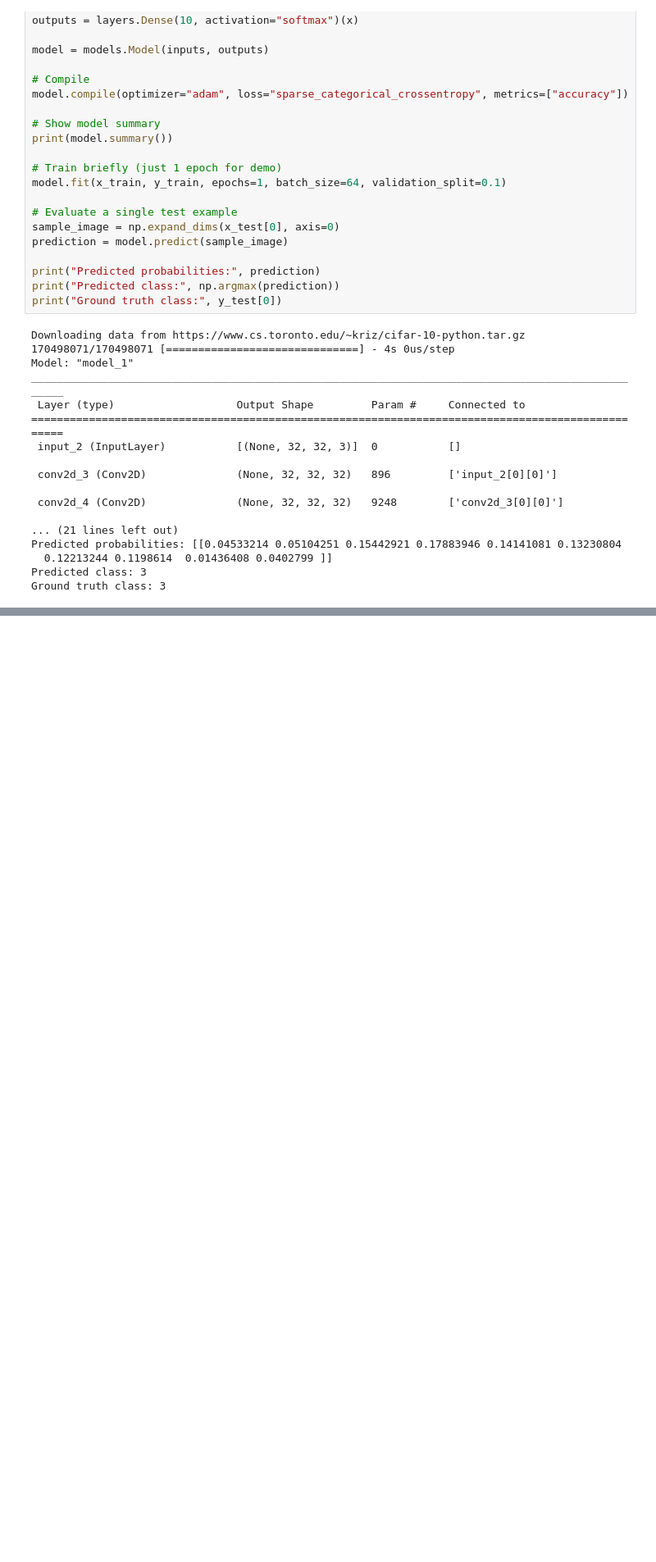
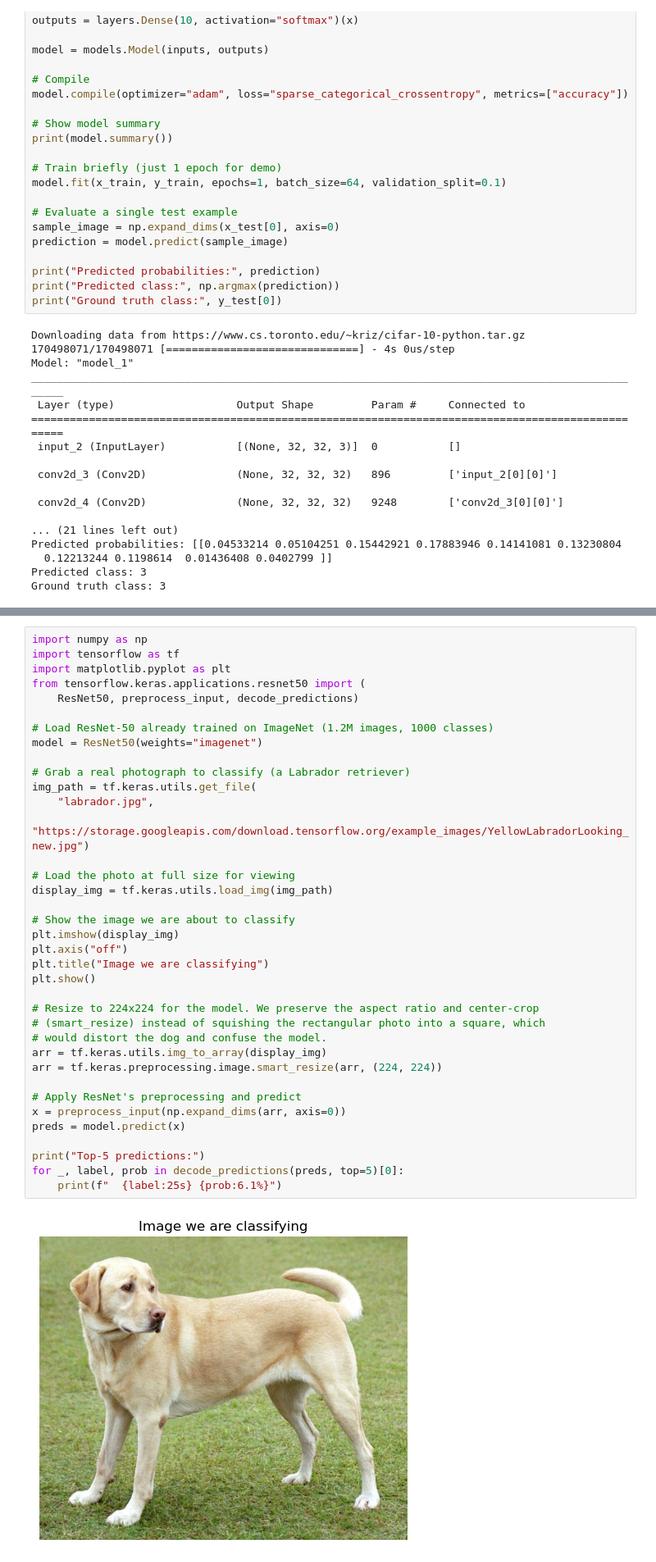
Before and after one commit to uncsdis/Data-785-Deep-Learning, a Jupyter notebook: Week 6 - Residual Connections/Batch Layer Norms and Residual Connections.ipynb, the cells around one changed output, grey strips where cells are left out. Shown at 82% size. Cells and saved outputs as stored; diff of their text form; blank space fills up the shorter version.

```diff
--- a/Week 6 - Residual Connections/Batch Layer Norms and Residual Connections.ipynb
+++ b/Week 6 - Residual Connections/Batch Layer Norms and Residual Connections.ipynb
@@ -750,0 +897,39 @@ Ground truth class: 3
+# %%
+import numpy as np
+import tensorflow as tf
+import matplotlib.pyplot as plt
+from tensorflow.keras.applications.resnet50 import (
+    ResNet50, preprocess_input, decode_predictions)
+
+# Load ResNet-50 already trained on ImageNet (1.2M images, 1000 classes)
+model = ResNet50(weights="imagenet")
+
+# Grab a real photograph to classify (a Labrador retriever)
+img_path = tf.keras.utils.get_file(
+    "labrador.jpg",
+    "https://storage.googleapis.com/download.tensorflow.org/example_images/YellowLabradorLooking_new.jpg")
+
+# Load the photo at full size for viewing
+display_img = tf.keras.utils.load_img(img_path)
+
+# Show the image we are about to classify
+plt.imshow(display_img)
+plt.axis("off")
+plt.title("Image we are classifying")
+plt.show()
+
+# Resize to 224x224 for the model. We preserve the aspect ratio and center-crop
+# (smart_resize) instead of squishing the rectangular photo into a square, which
+# would distort the dog and confuse the model.
+arr = tf.keras.utils.img_to_array(display_img)
+arr = tf.keras.preprocessing.image.smart_resize(arr, (224, 224))
+
+# Apply ResNet's preprocessing and predict
+x = preprocess_input(np.expand_dims(arr, axis=0))
+preds = model.predict(x)
+
+print("Top-5 predictions:")
+for _, label, prob in decode_predictions(preds, top=5)[0]:
+    print(f"  {label:25s} {prob:6.1%}")
+# %% [output]
+[figure, added]
```
Also changed, not shown: parts of 33 cells of this notebook, 2 other files.
